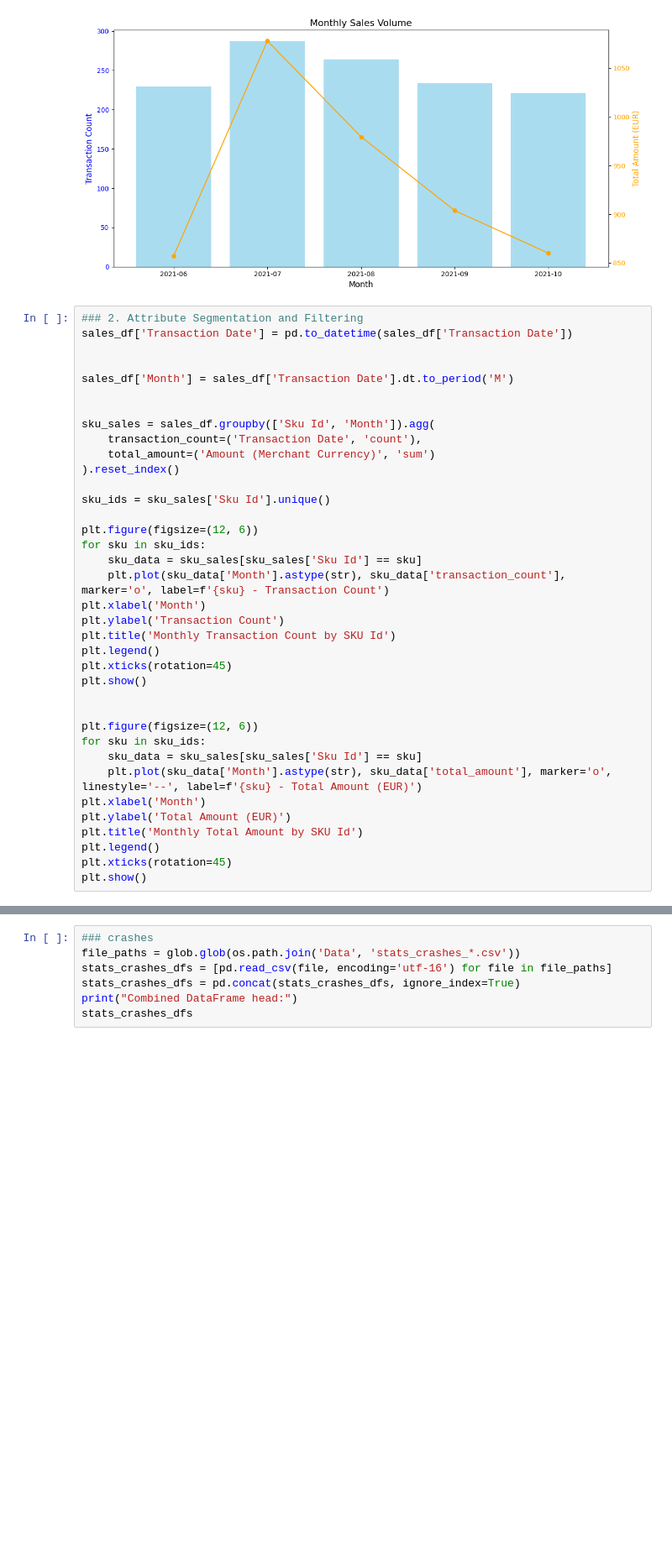
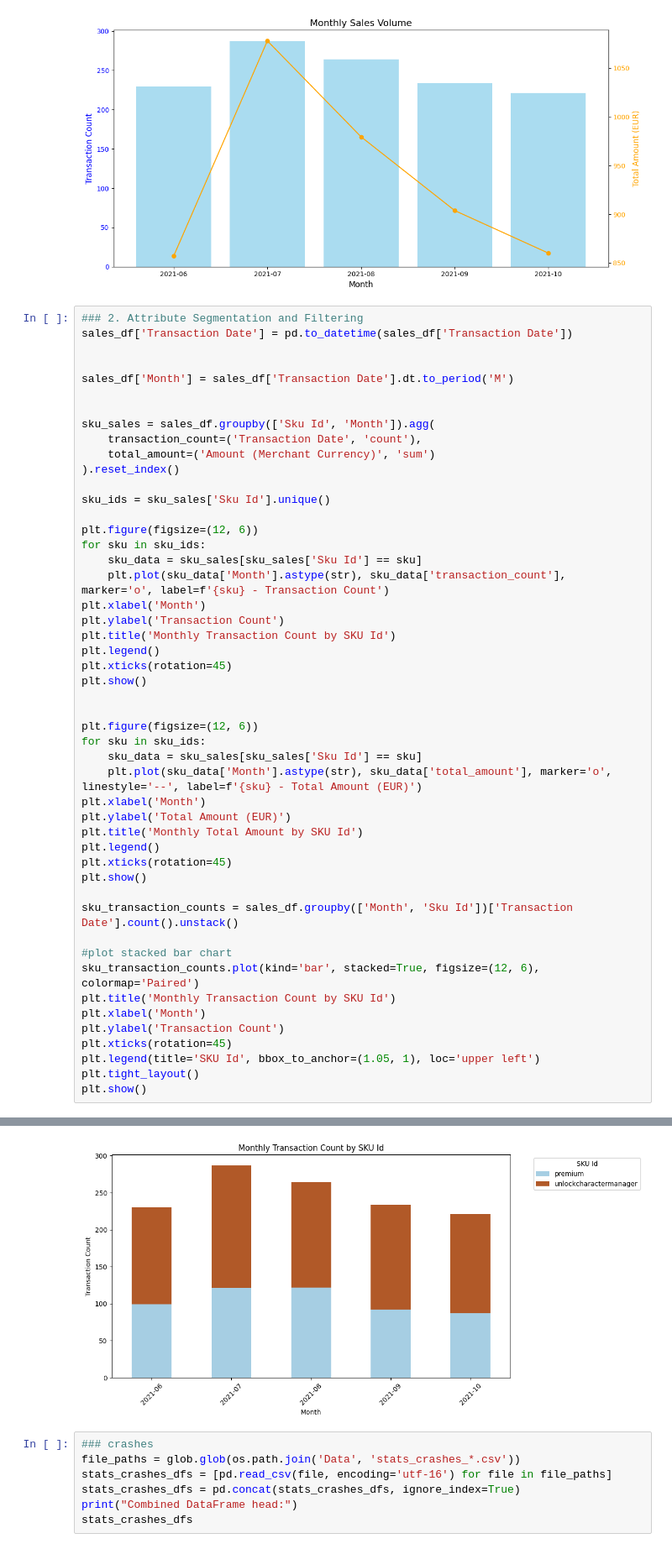
Before and after one commit to poparares6/Visual-Analytics, a Jupyter notebook: Visual Analytics/Visual Analytics.ipynb, the cells around one changed output, grey strips where cells are left out. Shown at 84% size. Cells and saved outputs as stored; diff of their text form; blank space fills up the shorter version.

```diff
--- a/Visual Analytics/Visual Analytics.ipynb
+++ b/Visual Analytics/Visual Analytics.ipynb
@@ -92,33 +85,46 @@ sku_sales = sales_df.groupby(['Sku Id', 'Month']).agg(
     total_amount=('Amount (Merchant Currency)', 'sum')
 ).reset_index()
 
 sku_ids = sku_sales['Sku Id'].unique()
 
 plt.figure(figsize=(12, 6))
 for sku in sku_ids:
     sku_data = sku_sales[sku_sales['Sku Id'] == sku]
     plt.plot(sku_data['Month'].astype(str), sku_data['transaction_count'], marker='o', label=f'{sku} - Transaction Count')
 plt.xlabel('Month')
 plt.ylabel('Transaction Count')
 plt.title('Monthly Transaction Count by SKU Id')
 plt.legend()
 plt.xticks(rotation=45)
 plt.show()
 
 
 plt.figure(figsize=(12, 6))
 for sku in sku_ids:
     sku_data = sku_sales[sku_sales['Sku Id'] == sku]
     plt.plot(sku_data['Month'].astype(str), sku_data['total_amount'], marker='o', linestyle='--', label=f'{sku} - Total Amount (EUR)')
 plt.xlabel('Month')
 plt.ylabel('Total Amount (EUR)')
 plt.title('Monthly Total Amount by SKU Id')
 plt.legend()
 plt.xticks(rotation=45)
 plt.show()
+
+sku_transaction_counts = sales_df.groupby(['Month', 'Sku Id'])['Transaction Date'].count().unstack()
+
+#plot stacked bar chart
+sku_transaction_counts.plot(kind='bar', stacked=True, figsize=(12, 6), colormap='Paired')
+plt.title('Monthly Transaction Count by SKU Id')
+plt.xlabel('Month')
+plt.ylabel('Transaction Count')
+plt.xticks(rotation=45)
+plt.legend(title='SKU Id', bbox_to_anchor=(1.05, 1), loc='upper left')
+plt.tight_layout()
+plt.show()
 # %% [output]
 [figure]
 [figure]
+[figure, added]
 # %%
 ### crashes
 file_paths = glob.glob(os.path.join('Data', 'stats_crashes_*.csv'))
```
Also changed, not shown: parts of 2 cells of this notebook, 2 other files.
